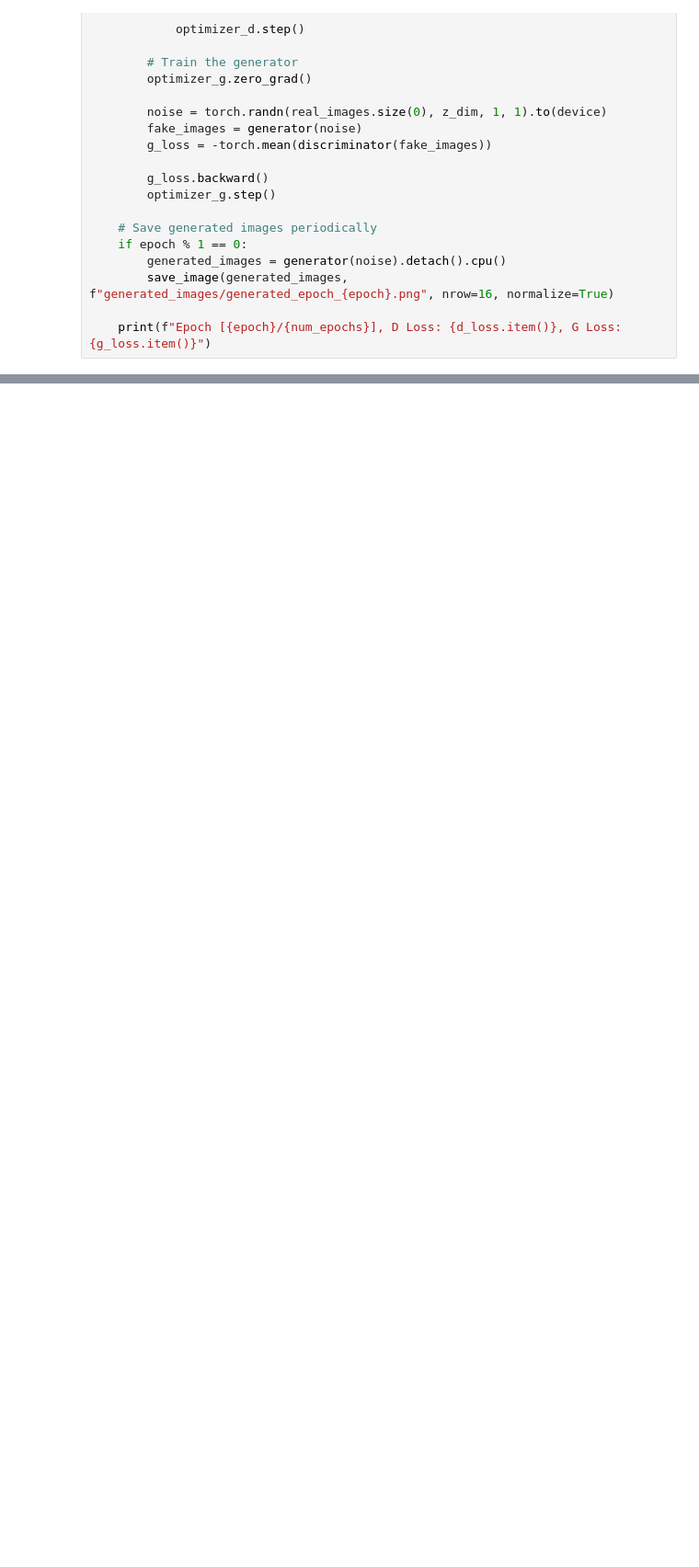
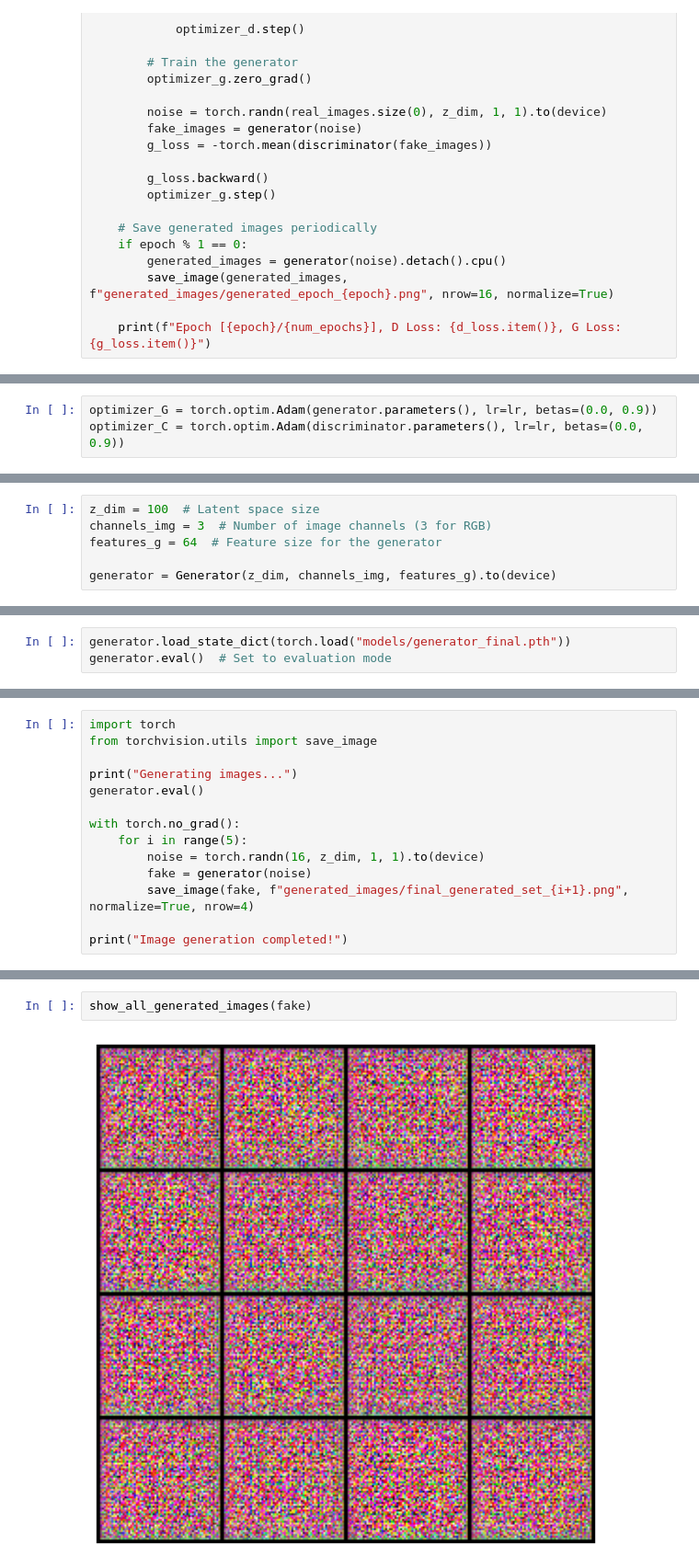
Before and after one commit to T3-DeepLearning-GroupC/DLCaseStudy2, a Jupyter notebook: WGAN.ipynb, the cells around one changed output, grey strips where cells are left out. Shown at 92% size. Cells and saved outputs as stored; diff of their text form; blank space fills up the shorter version.

```diff
--- a/WGAN.ipynb
+++ b/WGAN.ipynb
@@ -295,0 +533,3 @@ for epoch in range(num_epochs):
+# %%
+optimizer_G = torch.optim.Adam(generator.parameters(), lr=lr, betas=(0.0, 0.9))
+optimizer_C = torch.optim.Adam(discriminator.parameters(), lr=lr, betas=(0.0, 0.9))
@@ -295,0 +602,6 @@ for epoch in range(num_epochs):
+# %%
+z_dim = 100  # Latent space size
+channels_img = 3  # Number of image channels (3 for RGB)
+features_g = 64  # Feature size for the generator
+
+generator = Generator(z_dim, channels_img, features_g).to(device)
@@ -295,0 +667,3 @@ for epoch in range(num_epochs):
+# %%
+generator.load_state_dict(torch.load("models/generator_final.pth"))
+generator.eval()  # Set to evaluation mode
@@ -295,0 +688,14 @@ for epoch in range(num_epochs):
+# %%
+import torch
+from torchvision.utils import save_image
+
+print("Generating images...")
+generator.eval()
+
+with torch.no_grad():
+    for i in range(5):
+        noise = torch.randn(16, z_dim, 1, 1).to(device)
+        fake = generator(noise)
+        save_image(fake, f"generated_images/final_generated_set_{i+1}.png", normalize=True, nrow=4)
+
+print("Image generation completed!")
@@ -295,0 +705,4 @@ for epoch in range(num_epochs):
+# %%
+show_all_generated_images(fake)
+# %% [output]
+[figure, added]
```
Also changed, not shown: parts of 30 cells of this notebook.
